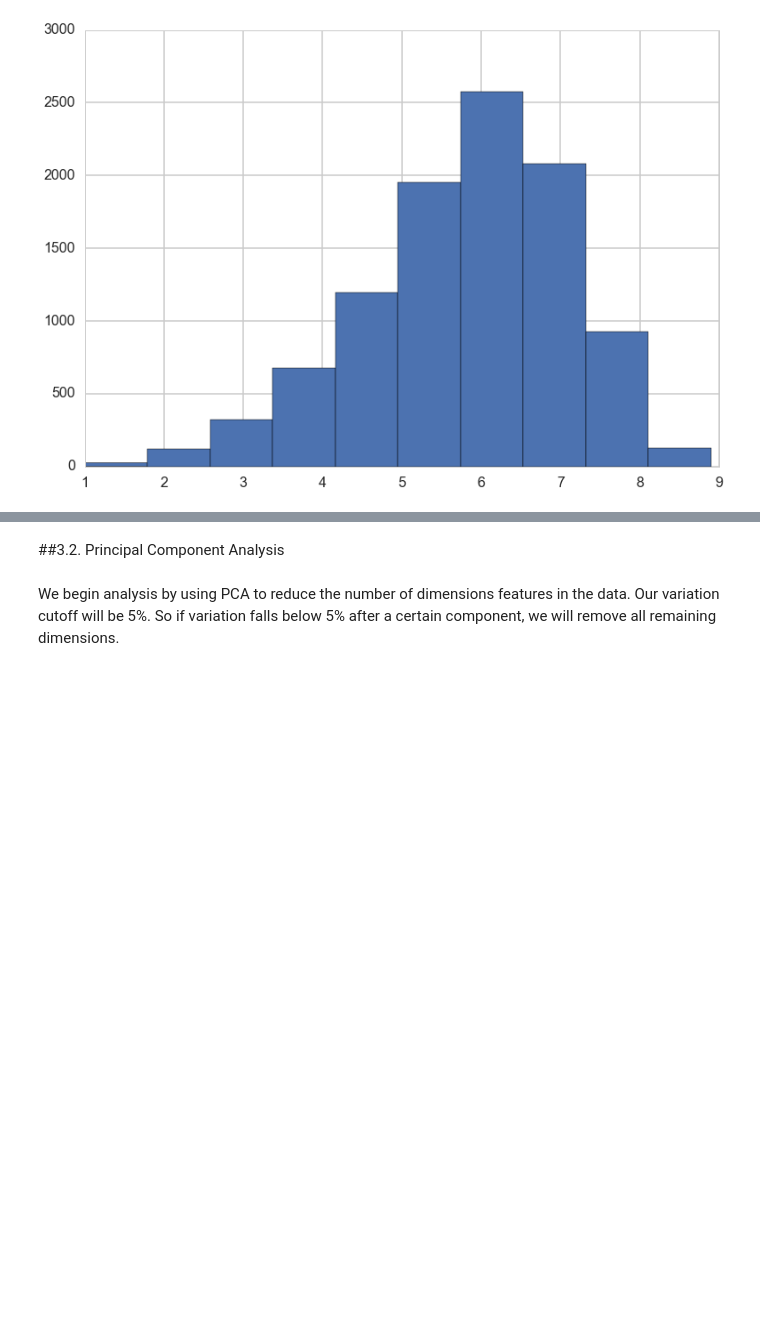
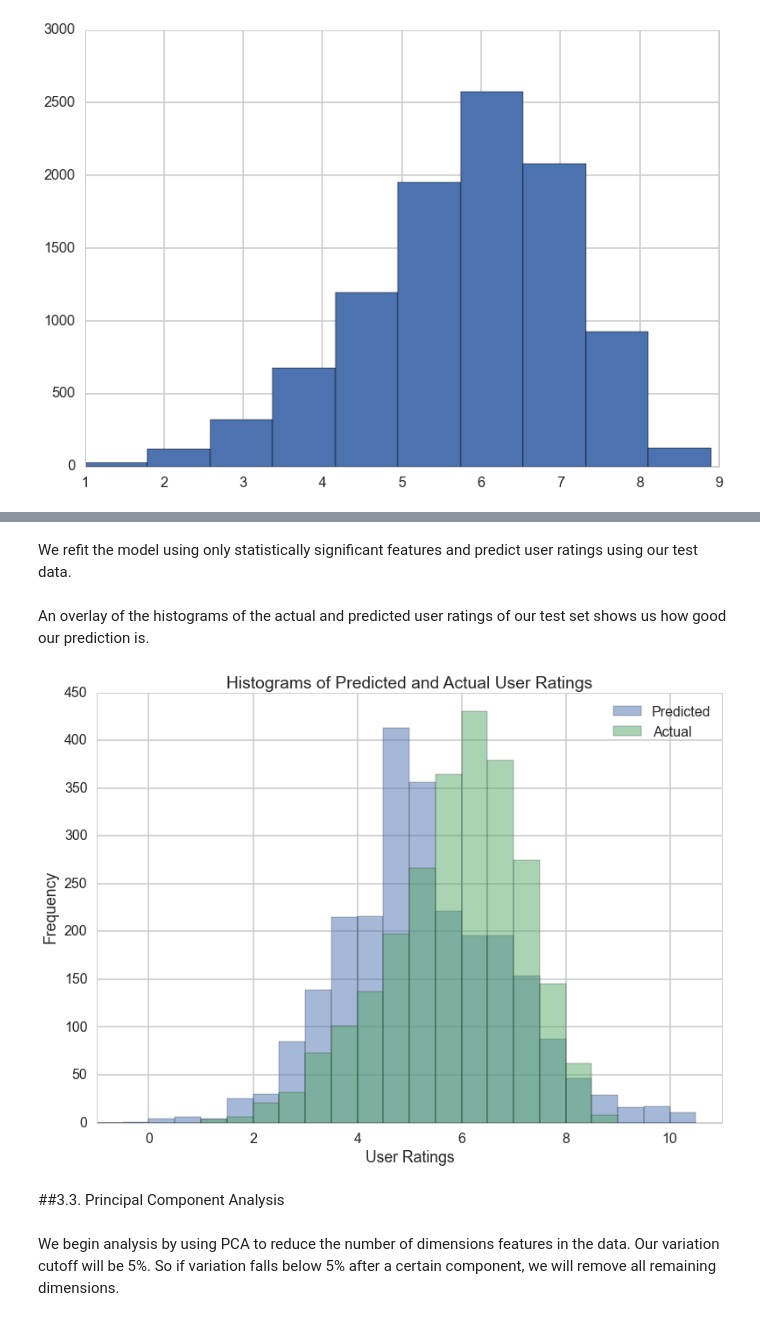
Before and after one commit to zhiqianseah/CS109finalproj, a Jupyter notebook: Project Write Up.ipynb, the cells around one changed output, grey strips where cells are left out. Cells and saved outputs as stored; diff of their text form; code cells hidden in the pictures; blank space fills up the shorter version.

```diff
--- a/Project Write Up.ipynb
+++ b/Project Write Up.ipynb
@@ -223,0 +290,6 @@ plt.hist(statsdf.user_ratings)
+# %%
+from sklearn.cross_validation import train_test_split
+Xtrainl, Xtestl, ytrainl, ytestl = train_test_split(Xsampleddf, statsdf["user_ratings"], train_size=0.75, random_state=1)
+# %%
+model = sm.OLS(ytrainl, Xtrainl)
+results = model.fit()
@@ -224,5 +408,25 @@ plt.hist(statsdf.user_ratings)
+# %% [markdown]
+We refit the model using only statistically significant features and predict user ratings using our test data.
+# %%
+model2 = sm.OLS(ytrainl, Xtrainl[results.pvalues[results.pvalues<0.05].index])
+results2 = model2.fit()
+# %%
+ypredl = results2.predict(Xtestl[results.pvalues[results.pvalues<0.05].index])
+# %% [markdown]
+An overlay of the histograms of the actual and predicted user ratings of our test set shows us how good our prediction is.
+# %%
+plt.hist(ypredl, bins=np.arange(-1, 11, 0.5), alpha=0.5, label='Predicted')
+plt.hist(ytestl.values,bins=np.arange(-1, 11, 0.5), alpha=0.5, label='Actual')
+plt.legend(loc='upper right')
+plt.xlabel("User Ratings")
+plt.ylabel("Frequency")
+plt.xlim([-1,11])
+plt.title("Histograms of Predicted and Actual User Ratings")
+plt.show()
+# %% [output]
+[figure, added]
 # %% [markdown]
-##3.2. Principal Component Analysis
+##3.3. Principal Component Analysis
 # %% [markdown]
 We begin analysis by using PCA to reduce the number of dimensions features in the data. Our variation cutoff will be 5%. So if variation falls below 5% after a certain component, we will remove all remaining dimensions.
 # %%
```
Also changed, not shown: parts of 43 cells of this notebook.
